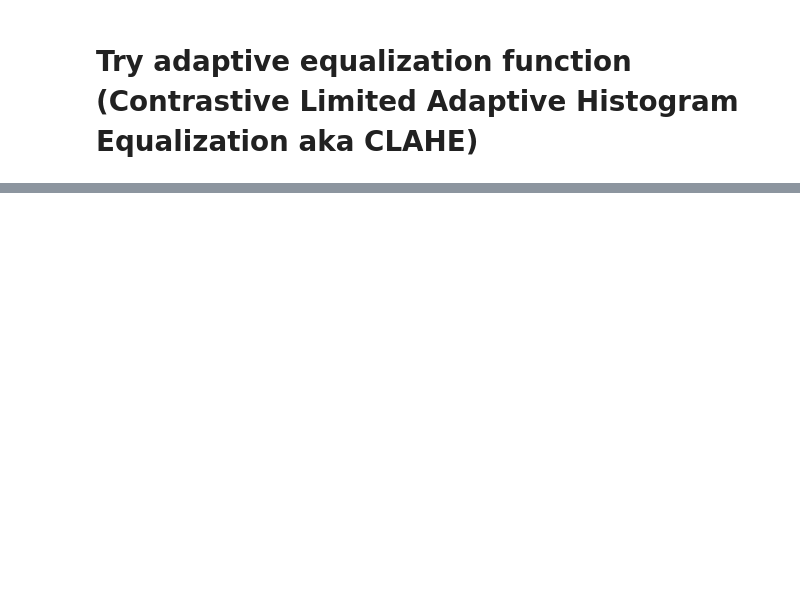
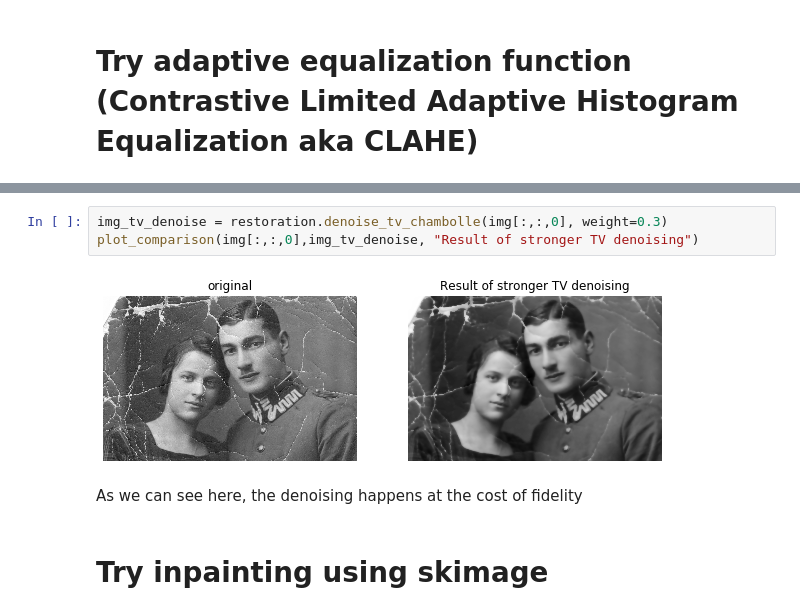
Before and after one commit to rahulrzende/Restoration-and-colorization-of-grayscale-memories-using-CNNs, a Jupyter notebook: src/in_progress/image_processing_for_restoration_using_skimage.ipynb, the cells around one changed output, grey strips where cells are left out. Drawn from its saved outputs; the diff is of its cells as text; blank space fills up the shorter version.

```diff
--- a/src/in_progress/image_processing_for_restoration_using_skimage.ipynb
+++ b/src/in_progress/image_processing_for_restoration_using_skimage.ipynb
@@ -58,0 +88,9 @@ restoration.
+# %%
+img_tv_denoise = restoration.denoise_tv_chambolle(img[:,:,0], weight=0.3)
+plot_comparison(img[:,:,0],img_tv_denoise, "Result of stronger TV denoising")
+# %% [output]
+[figure, added]
+# %% [markdown]
+As we can see here, the denoising happens at the cost of fidelity
+# %% [markdown]
+# Try inpainting using skimage
```
Also changed, not shown: parts of 16 cells of this notebook, 1 other file.
